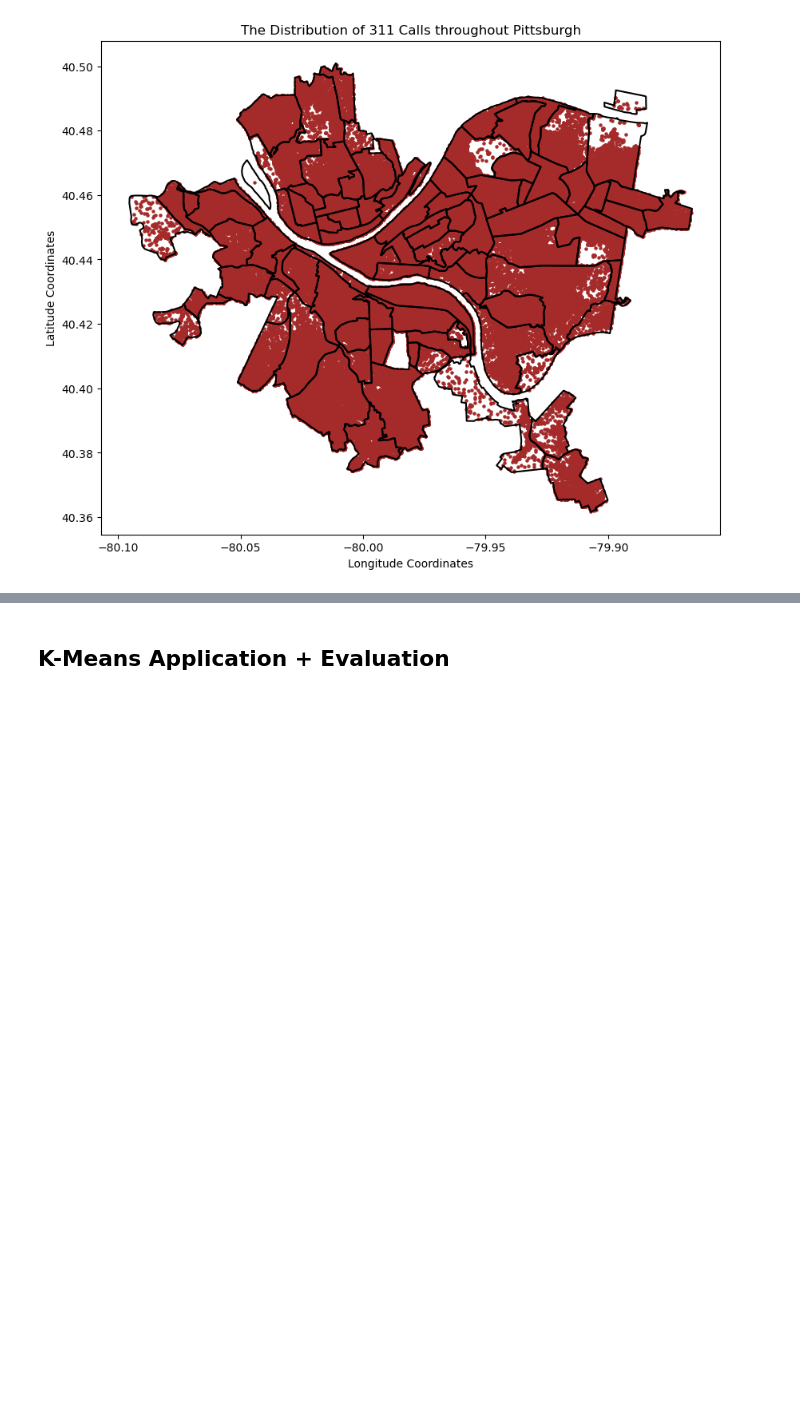
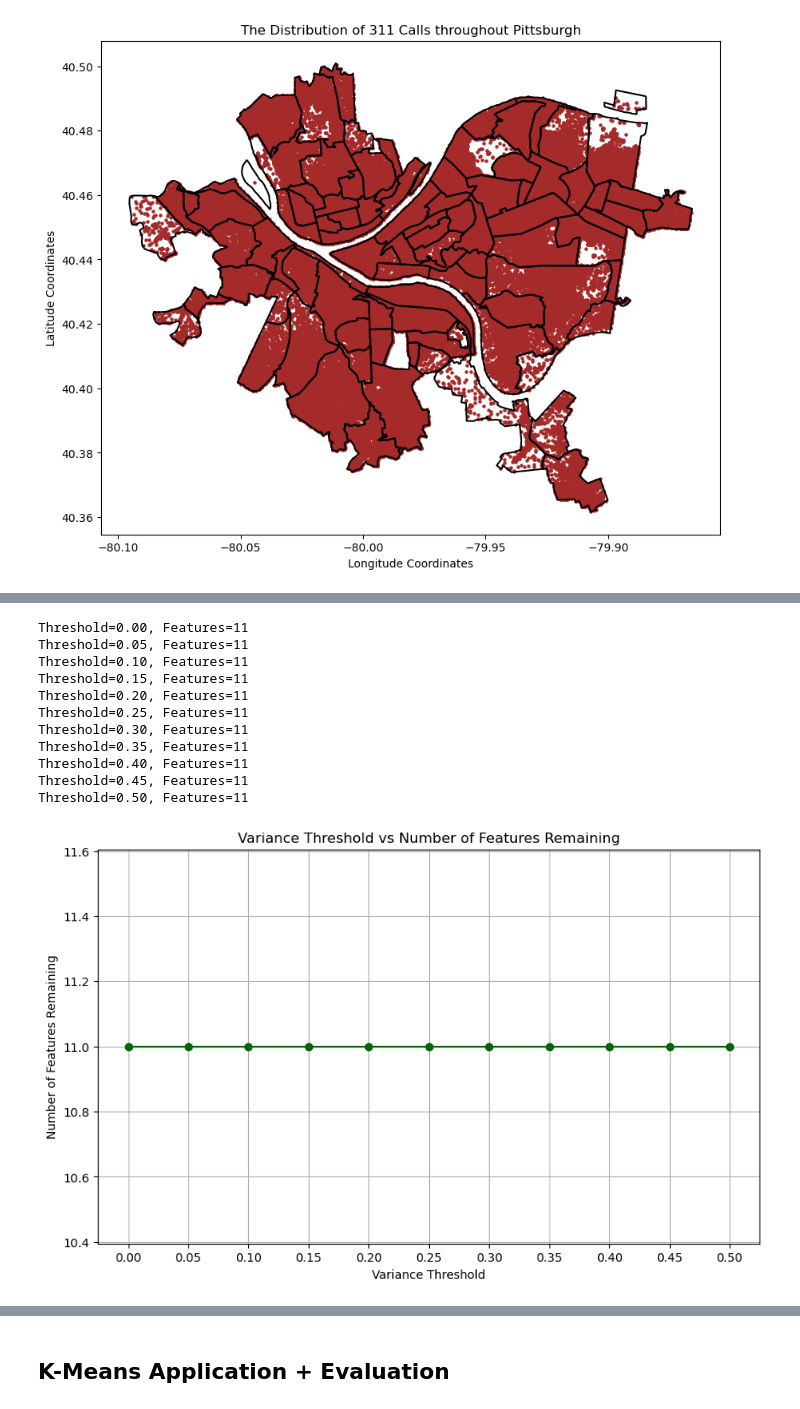
Before and after one commit to alankagiri/Machine_Learning_For_Public_Policy_Adding_Value_Project, a Jupyter notebook: 311_Data_EDA.ipynb, the cells around one changed output, grey strips where cells are left out. Saved outputs shown, nothing was run; the diff lists cells and outputs as text; code cells hidden in the pictures; blank space fills up the shorter version.

Commit message:
Implementing PCA and Variance Thresholding

```diff
--- a/311_Data_EDA.ipynb
+++ b/311_Data_EDA.ipynb
@@ -315,0 +431,12 @@ X_coord_scaled = scaler.fit_transform(X_coords)
+# %%
+# Since PCA is sensitive to scale, Copy the original dataset then make modifications
+pca_df = filtered_data.copy()
+# Step 1: Encode categorical columns using One-hot Encoding
+categoricals = ['dept','city','street','neighborhood','council_district', 'ward','police_zone']
+pca_df[categoricals] = pca_df[categoricals].astype(str)
+pca_df_encoded = pd.get_dummies(pca_df, columns=categoricals, drop_first=True)
+
+
+# Step 2: Keep only numeric columns
+numeric_cols = pca_df_encoded.select_dtypes(include=[np.number]).columns
+pre_scaled_X = pca_df_encoded[numeric_cols]
@@ -315,0 +454,36 @@ X_coord_scaled = scaler.fit_transform(X_coords)
+# %%
+thresholds = np.arange(0.0, 0.55, 0.05)
+results = []
+for t in thresholds:
+
+    vt = VarianceThreshold(threshold=t)
+
+    X_threshold = vt.fit_transform(pre_scaled_X)
+    rows, cols = X_threshold.shape
+    n_features = cols
+    print('Threshold=%.2f, Features=%d' % (t, n_features))
+
+    results.append(n_features)
+
+# Visualize Tradeoffs
+plt.figure(figsize=(10, 6))
+plt.plot(thresholds, results, marker='o', linestyle='-', color='darkgreen')
+plt.title('Variance Threshold vs Number of Features Remaining')
+plt.xlabel('Variance Threshold')
+plt.ylabel('Number of Features Remaining')
+plt.grid(True)
+plt.xticks(thresholds)  # optional: show exact threshold ticks
+plt.show()
+# %% [output]
+Threshold=0.00, Features=11
+Threshold=0.05, Features=11
+Threshold=0.10, Features=11
+Threshold=0.15, Features=11
+Threshold=0.20, Features=11
+Threshold=0.25, Features=11
+Threshold=0.30, Features=11
+Threshold=0.35, Features=11
+Threshold=0.40, Features=11
+Threshold=0.45, Features=11
+Threshold=0.50, Features=11
+[figure, added]
```
Also changed, not shown: parts of 41 cells of this notebook, 1 other file.
